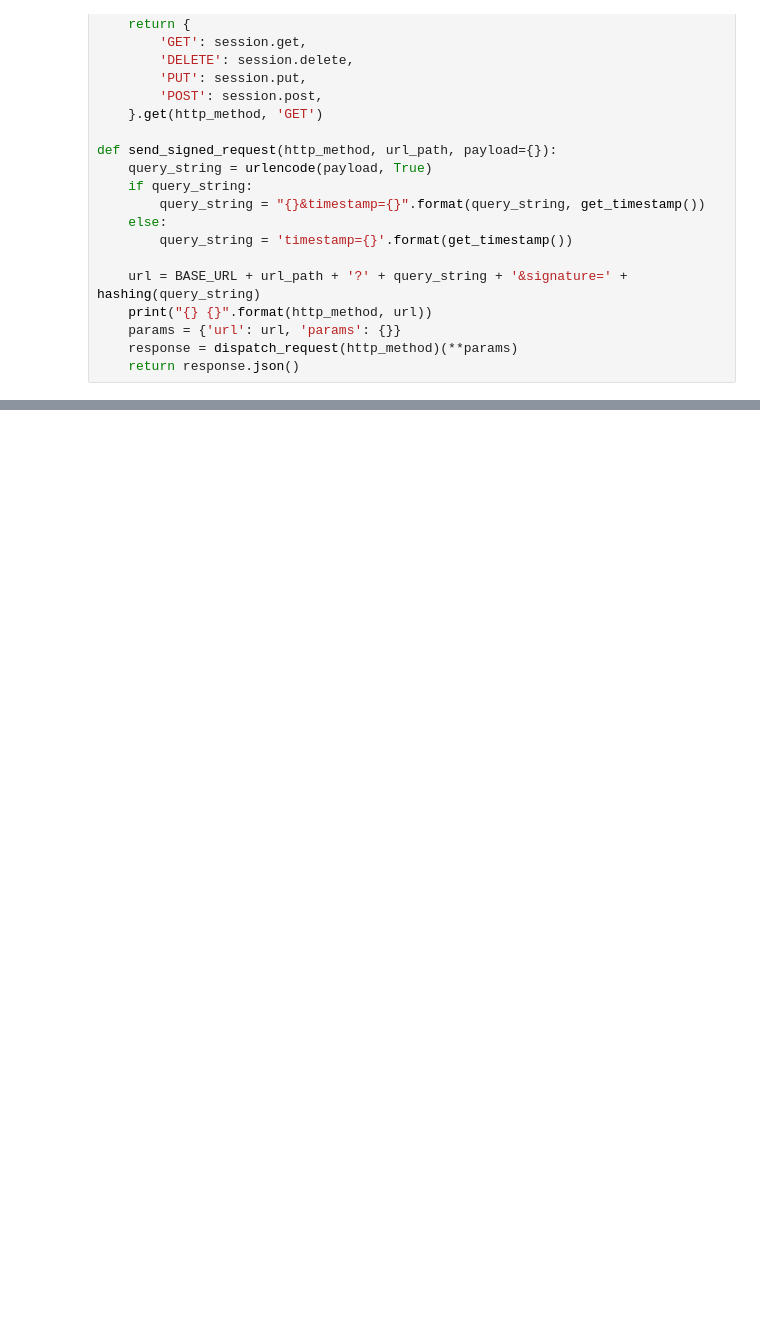
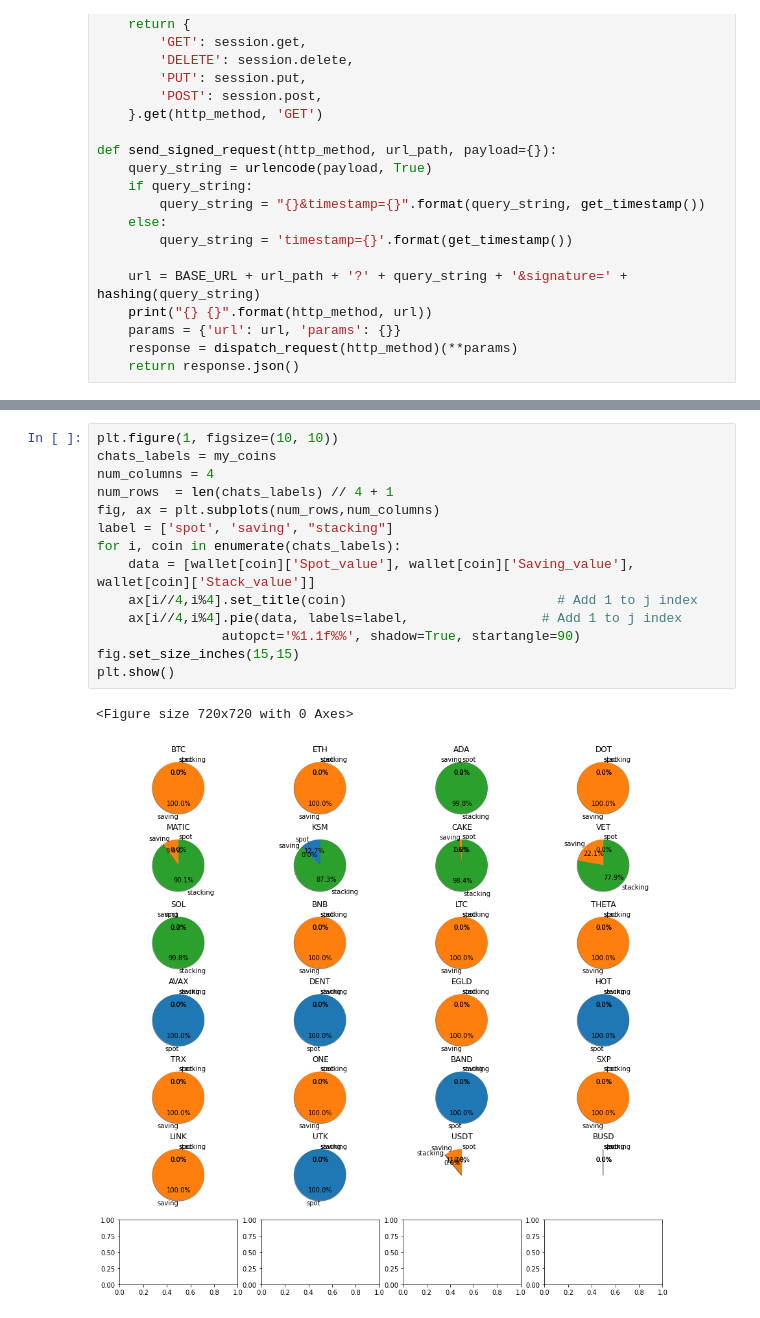
Before and after one commit to briandthi/Binance, a Jupyter notebook: binance api.ipynb, the cells around one changed output, grey strips where cells are left out. Cells and saved outputs as stored; diff of their text form; blank space fills up the shorter version.

```diff
--- a/binance api.ipynb
+++ b/binance api.ipynb
@@ -250,3 +296,20 @@ print(max_asset)
+# %%
+plt.figure(1, figsize=(10, 10))
+chats_labels = my_coins
+num_columns = 4
+num_rows  = len(chats_labels) // 4 + 1
+fig, ax = plt.subplots(num_rows,num_columns)
+label = ['spot', 'saving', "stacking"]
+for i, coin in enumerate(chats_labels):
+    data = [wallet[coin]['Spot_value'], wallet[coin]['Saving_value'], wallet[coin]['Stack_value']]
+    ax[i//4,i%4].set_title(coin)                           # Add 1 to j index
+    ax[i//4,i%4].pie(data, labels=label,                 # Add 1 to j index
+                autopct='%1.1f%%', shadow=True, startangle=90)
+fig.set_size_inches(15,15)
+plt.show()
+# %% [output]
+<Figure size 720x720 with 0 Axes>
+[figure, added]
 # %%
 import matplotlib as mpl
 import matplotlib.pyplot as plt
```
Also changed, not shown: parts of 19 cells of this notebook, 1 other file.
